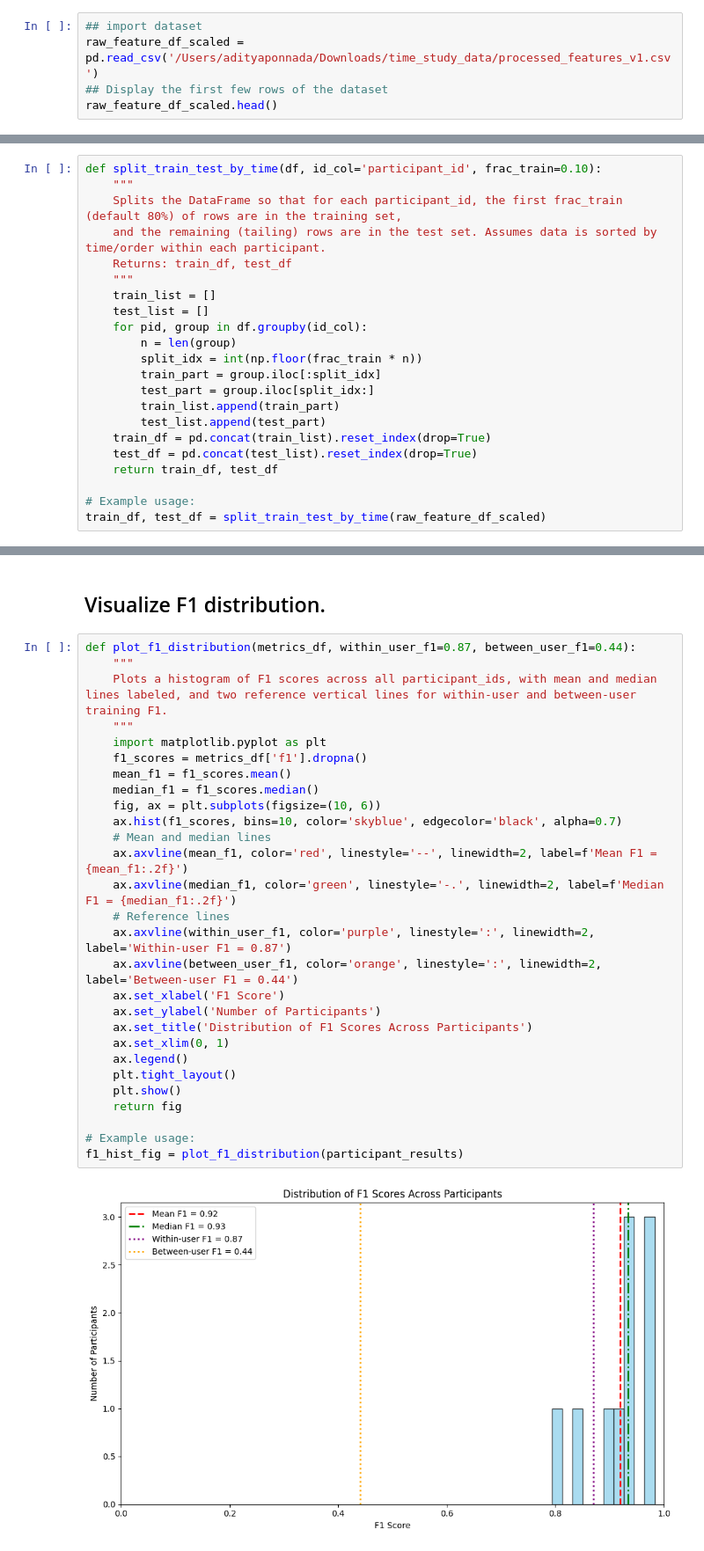
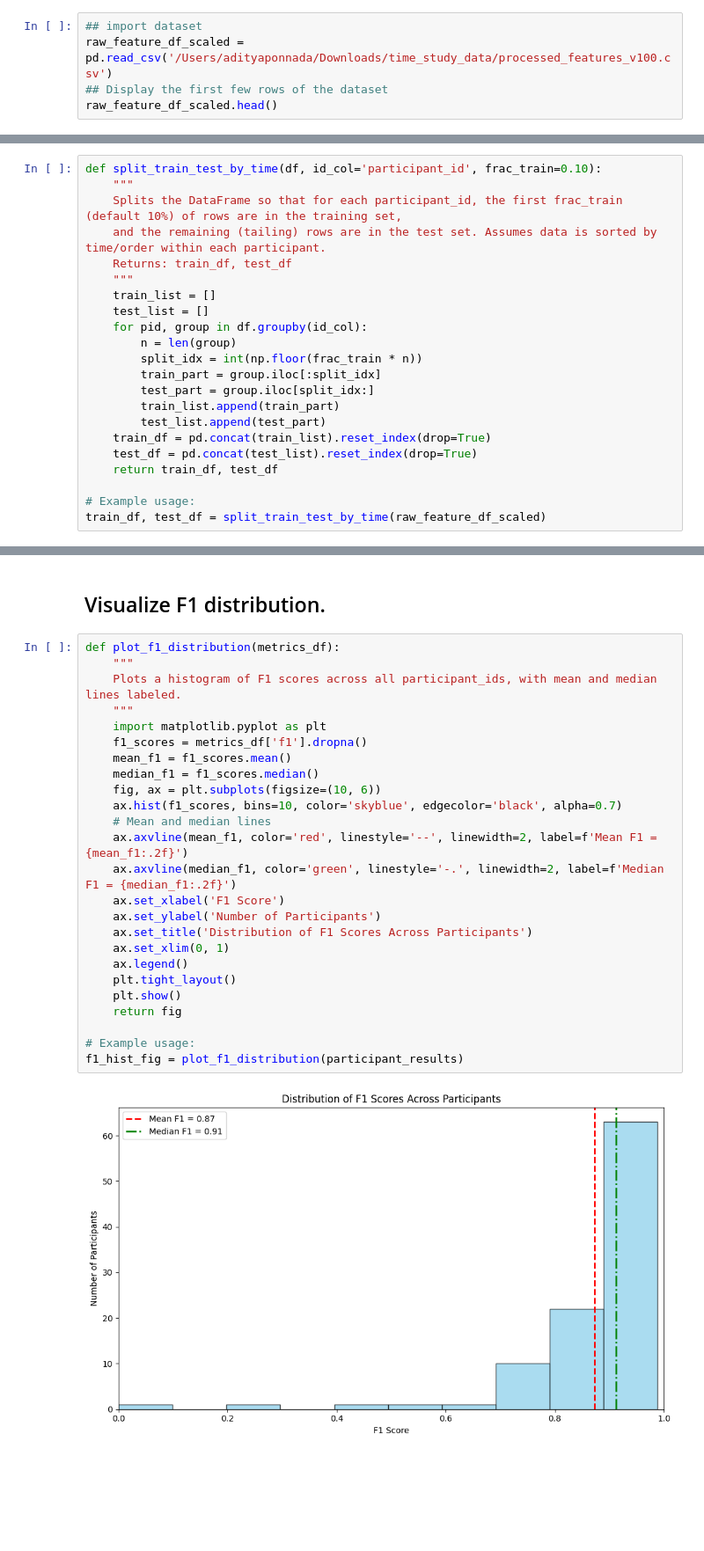
Before and after one commit to adityaponnada/real_time_prompting, a Jupyter notebook: personalized_user_models_SMOTE.ipynb, the cells around one changed output, grey strips where cells are left out. Shown at 88% size. Saved outputs shown, nothing was run; the diff lists cells and outputs as text; blank space fills up the shorter version.

```diff
--- a/personalized_user_models_SMOTE.ipynb
+++ b/personalized_user_models_SMOTE.ipynb
@@ -23,7 +23,7 @@ from imblearn.over_sampling import SMOTE
 ## Load file
 # %%
 ## import dataset
-raw_feature_df_scaled = pd.read_csv('/Users/adityaponnada/Downloads/time_study_data/processed_features_v1.csv')
+raw_feature_df_scaled = pd.read_csv('/Users/adityaponnada/Downloads/time_study_data/processed_features_v100.csv')
 ## Display the first few rows of the dataset
 raw_feature_df_scaled.head()
 # %% [output]
@@ -63,7 +63,7 @@ raw_feature_df_scaled = impute_missing_with_median(raw_feature_df_scaled)
 # %%
 def split_train_test_by_time(df, id_col='participant_id', frac_train=0.10):
     """
-    Splits the DataFrame so that for each participant_id, the first frac_train (default 80%) of rows are in the training set,
+    Splits the DataFrame so that for each participant_id, the first frac_train (default 10%) of rows are in the training set,
     and the remaining (tailing) rows are in the test set. Assumes data is sorted by time/order within each participant.
     Returns: train_df, test_df
     """
@@ -254,35 +260,32 @@ pretendedconstrainfraying@timestudy_com  0.879893 0.855822   0.905297 0.957407 0
 # %% [markdown]
 ## Visualize F1 distribution.
 # %%
-def plot_f1_distribution(metrics_df, within_user_f1=0.87, between_user_f1=0.44):
+def plot_f1_distribution(metrics_df):
     """
-    Plots a histogram of F1 scores across all participant_ids, with mean and median lines labeled, and two reference vertical lines for within-user and between-user training F1.
+    Plots a histogram of F1 scores across all participant_ids, with mean and median lines labeled.
     """
     import matplotlib.pyplot as plt
     f1_scores = metrics_df['f1'].dropna()
     mean_f1 = f1_scores.mean()
     median_f1 = f1_scores.median()
     fig, ax = plt.subplots(figsize=(10, 6))
     ax.hist(f1_scores, bins=10, color='skyblue', edgecolor='black', alpha=0.7)
     # Mean and median lines
     ax.axvline(mean_f1, color='red', linestyle='--', linewidth=2, label=f'Mean F1 = {mean_f1:.2f}')
     ax.axvline(median_f1, color='green', linestyle='-.', linewidth=2, label=f'Median F1 = {median_f1:.2f}')
-    # Reference lines
-    ax.axvline(within_user_f1, color='purple', linestyle=':', linewidth=2, label='Within-user F1 = 0.87')
-    ax.axvline(between_user_f1, color='orange', linestyle=':', linewidth=2, label='Between-user F1 = 0.44')
     ax.set_xlabel('F1 Score')
     ax.set_ylabel('Number of Participants')
     ax.set_title('Distribution of F1 Scores Across Participants')
     ax.set_xlim(0, 1)
     ax.legend()
     plt.tight_layout()
     plt.show()
     return fig
 
 # Example usage:
 f1_hist_fig = plot_f1_distribution(participant_results)
 # %% [output]
-[figure, old version]
+[figure, new version]
 # %%
 def plot_learning_curves_per_participant(train_df, outcome_col='outcome', id_col='participant_id', random_state=42):
     """
```
Also changed, not shown: parts of 9 cells of this notebook.
